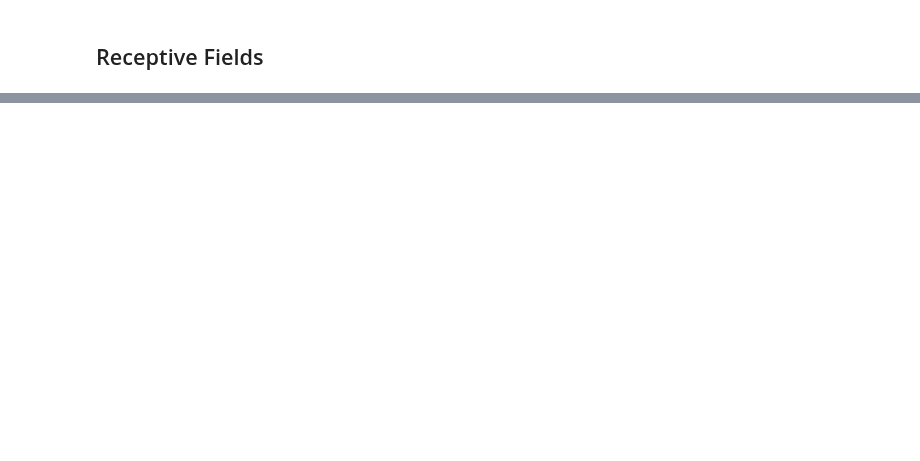
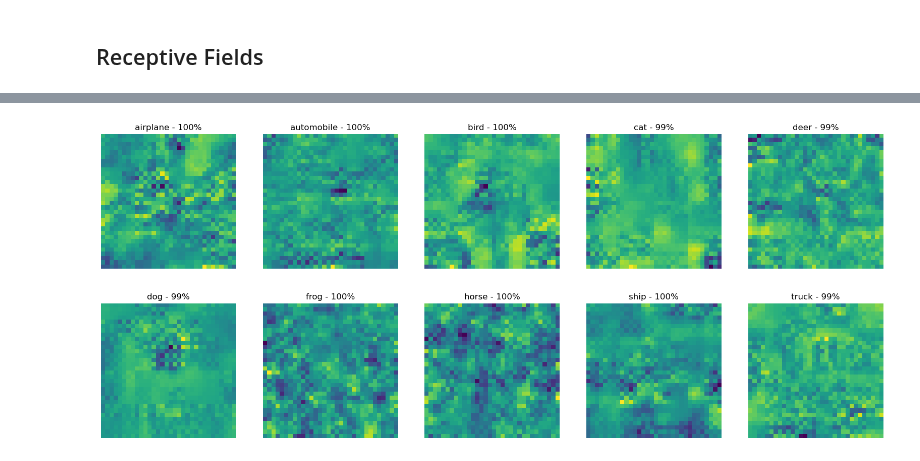
Before and after one commit to fabioseel/receptive-fields, a Jupyter notebook: src/evaluation.ipynb, the cells around one changed output, grey strips where cells are left out. Cells and saved outputs as stored; diff of their text form; code cells hidden in the pictures; blank space fills up the shorter version.

```diff
--- a/src/evaluation.ipynb
+++ b/src/evaluation.ipynb
@@ -91,9 +110,14 @@ else:
 # %%
-eff_rfs = activation_triggered_average(temp_model, n_iter=16)
+back_maxs = backprop_maximization(model[:-1], n_iter=128, batch_size=1, reduction=True, smoothened=True)
 
 fig, axes = plt.subplots(2, 5, figsize=(20,8))
-for class_name, i in train_data.class_to_idx.items():
-    ax = axes.flat[i]
-    ax.imshow(normalizeZeroOne(eff_rfs[i].movedim(0,2)))
+for class_name, back_max, ax in zip(train_data.classes, back_maxs, axes.flat):
+    out = model(back_max.repeat(1,1,1,1))
+    index = out.argmax()
+    prob = out.max()
+
+    ax.imshow(back_max.movedim(0,2))
     ax.axis('off')
-    ax.set_title(class_name)
+    ax.set_title(class_name + " - {0:.0%}".format(prob))
+# %% [output]
+[figure, added]
```
Also changed, not shown: parts of 10 cells of this notebook, 2 other files.
